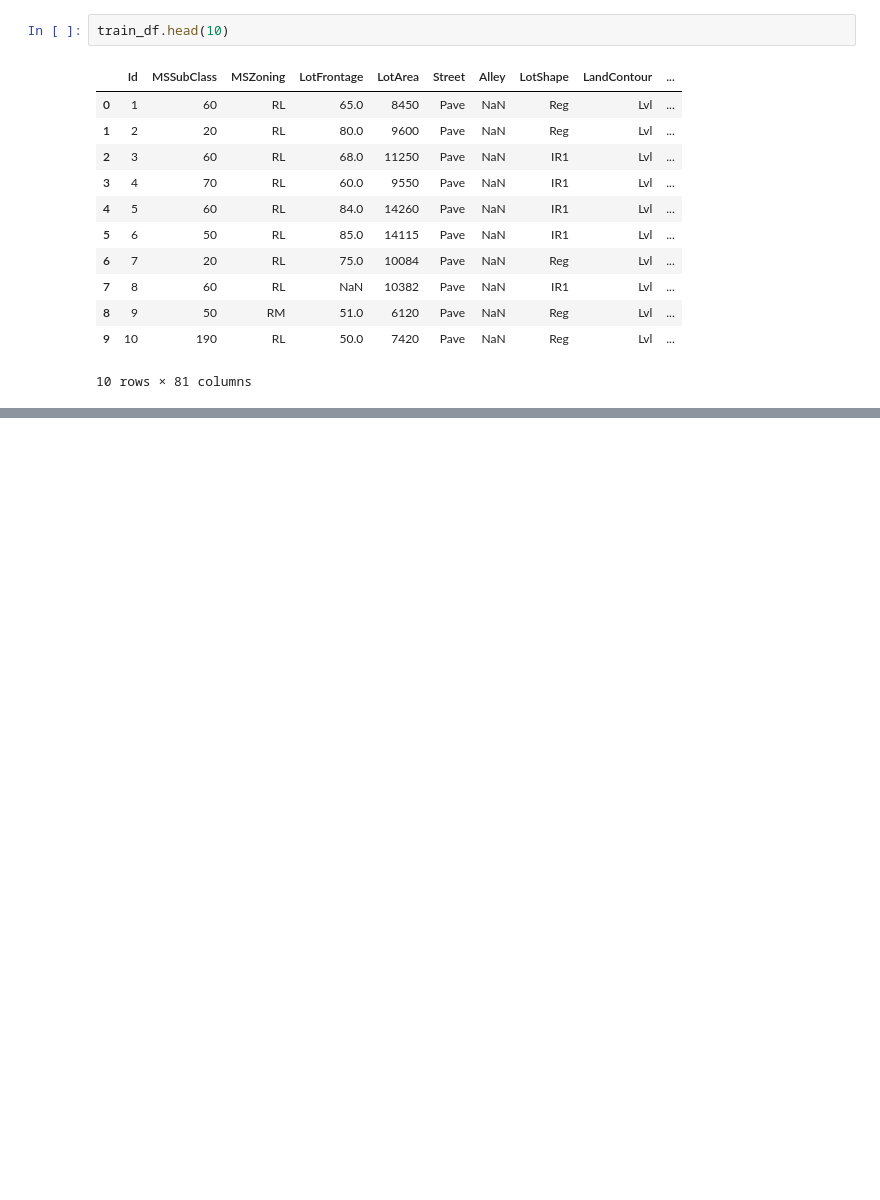
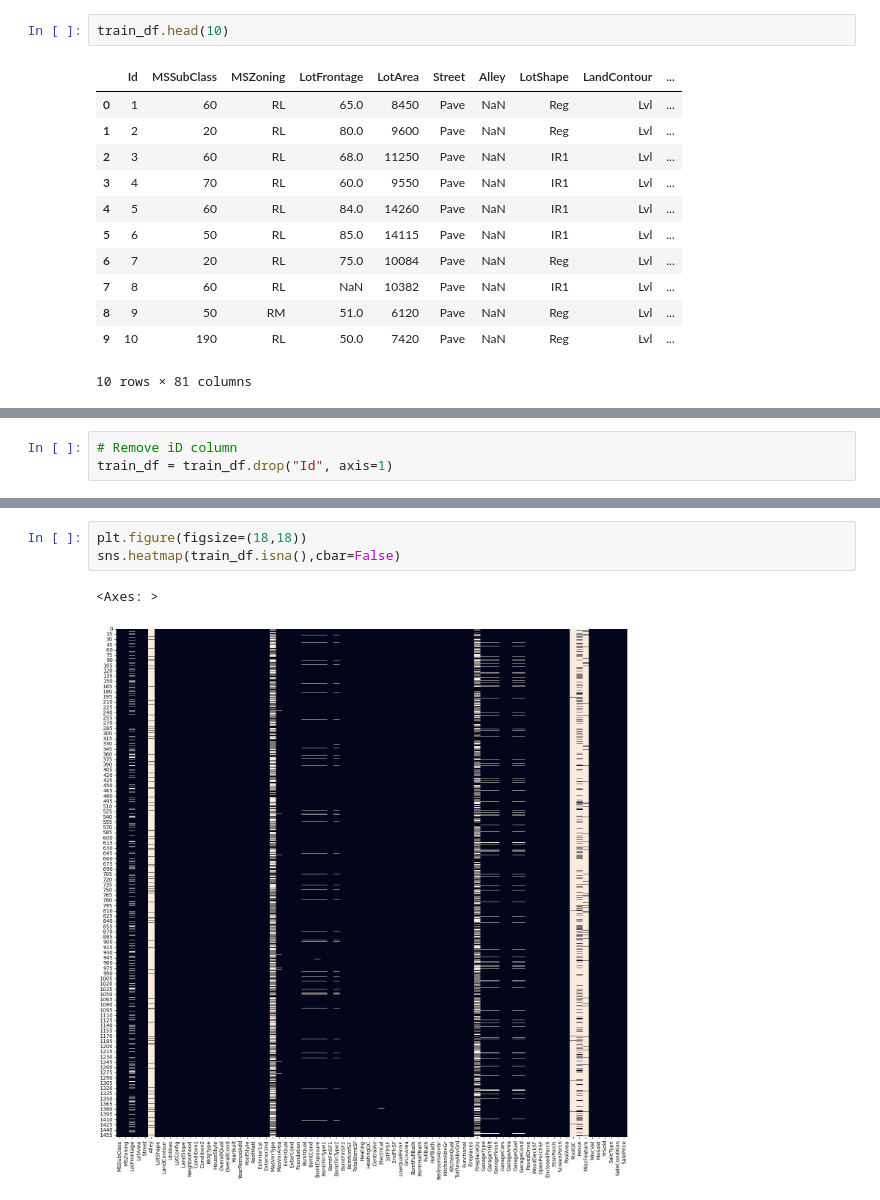
Before and after one commit to GhosTHaise/ml-house-prices-regression, a Jupyter notebook: houseRegression.ipynb, the cells around one changed output, grey strips where cells are left out. Drawn from its saved outputs; the diff is of its cells as text; blank space fills up the shorter version.

```diff
--- a/houseRegression.ipynb
+++ b/houseRegression.ipynb
@@ -20,0 +57,3 @@ train_df.head(10)
+# %%
+# Remove iD column
+train_df = train_df.drop("Id", axis=1)
@@ -20,0 +88,6 @@ train_df.head(10)
+# %%
+plt.figure(figsize=(18,18))
+sns.heatmap(train_df.isna(),cbar=False)
+# %% [output]
+<Axes: >
+[figure, added]
```
Also changed, not shown: parts of 6 cells of this notebook.
